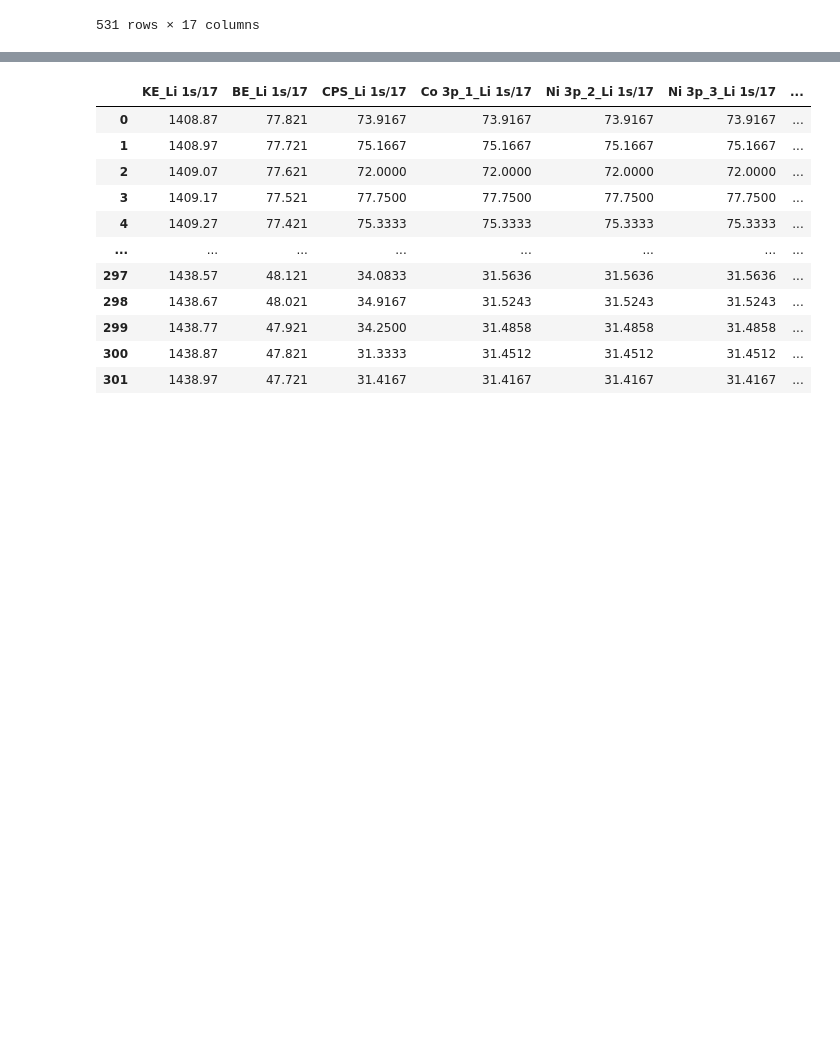
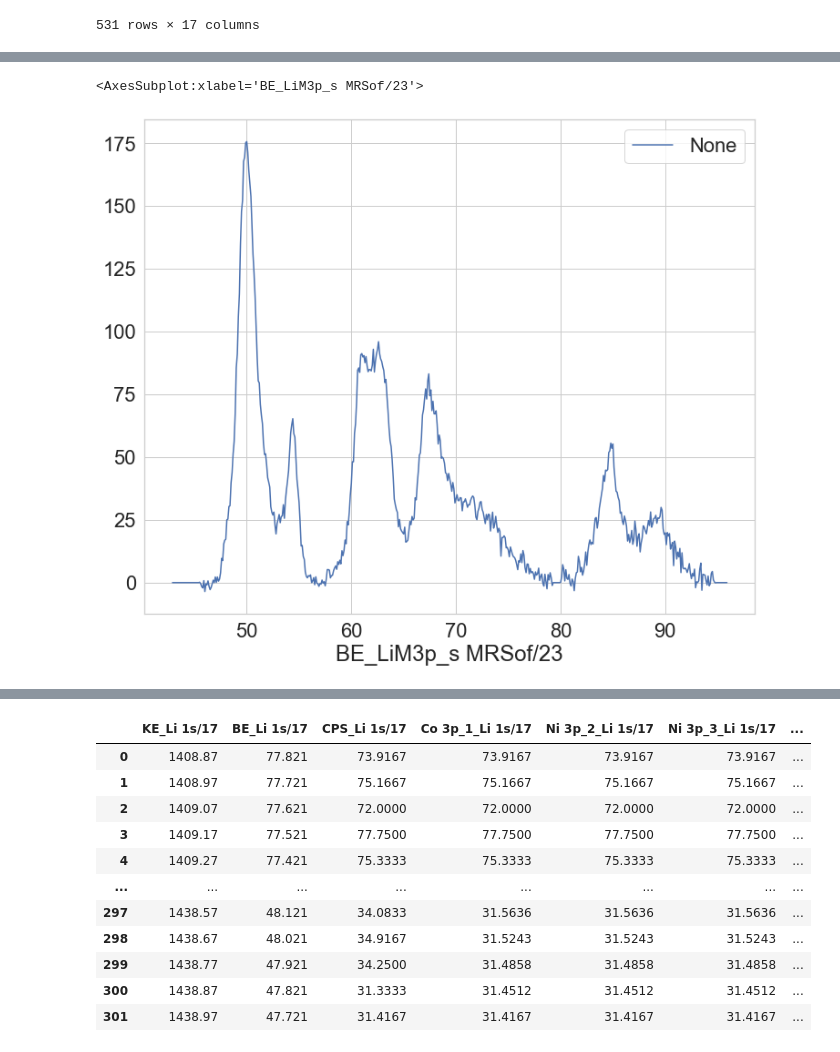
Before and after one commit to mblanchet002/PythonCMI, a Jupyter notebook: XPS.ipynb, the cells around one changed output, grey strips where cells are left out. Drawn from its saved outputs; the diff is of its cells as text; code cells hidden in the pictures; blank space fills up the shorter version.

```diff
--- a/XPS.ipynb
+++ b/XPS.ipynb
@@ -38,3 +65,9 @@ df
+# %%
+(ddf.iloc[:,1]- ddf.iloc[:,-2]).plot(figsize=(12, 10), legend=True
+        )
+# %% [output]
+<AxesSubplot:xlabel='BE_LiM3p_s MRSof/23'>
+[figure, added]
 # %%
 df = pd.read_csv(
     "Amiens Lirich-NMC 02-Li-ric-pristine-26062014 Métaux3p-Li1s.TXT",
```
Also changed, not shown: parts of 3 cells of this notebook.
